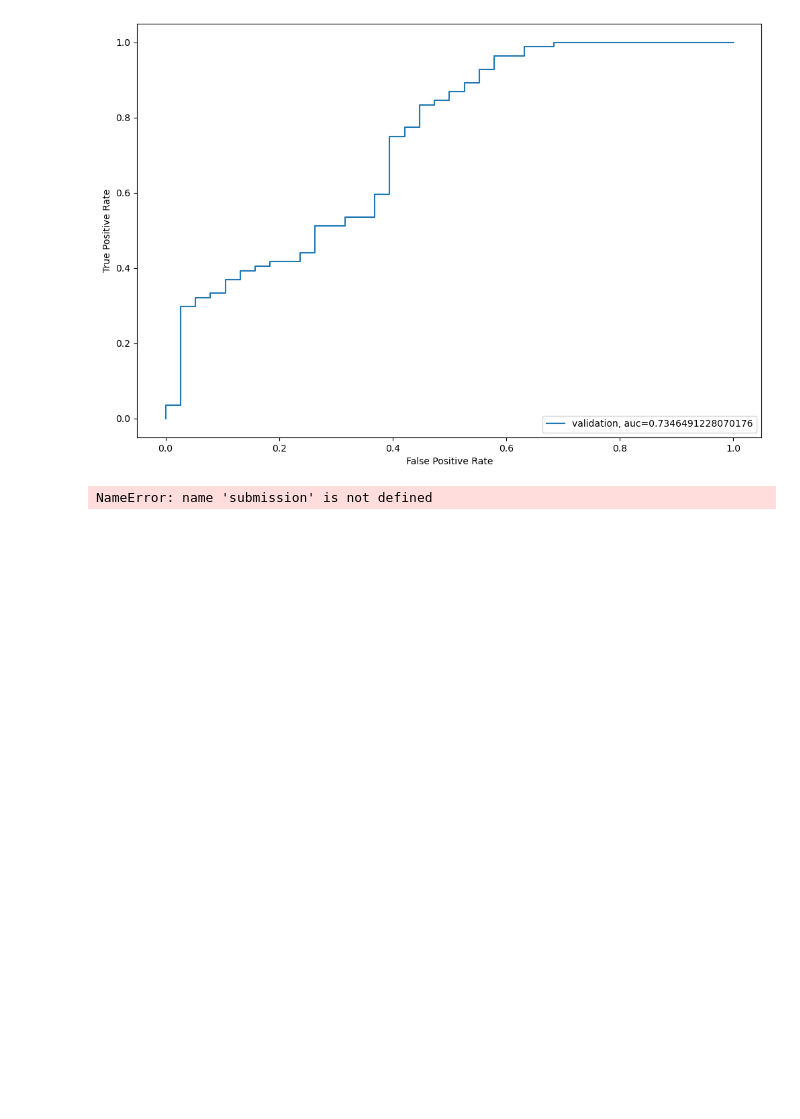
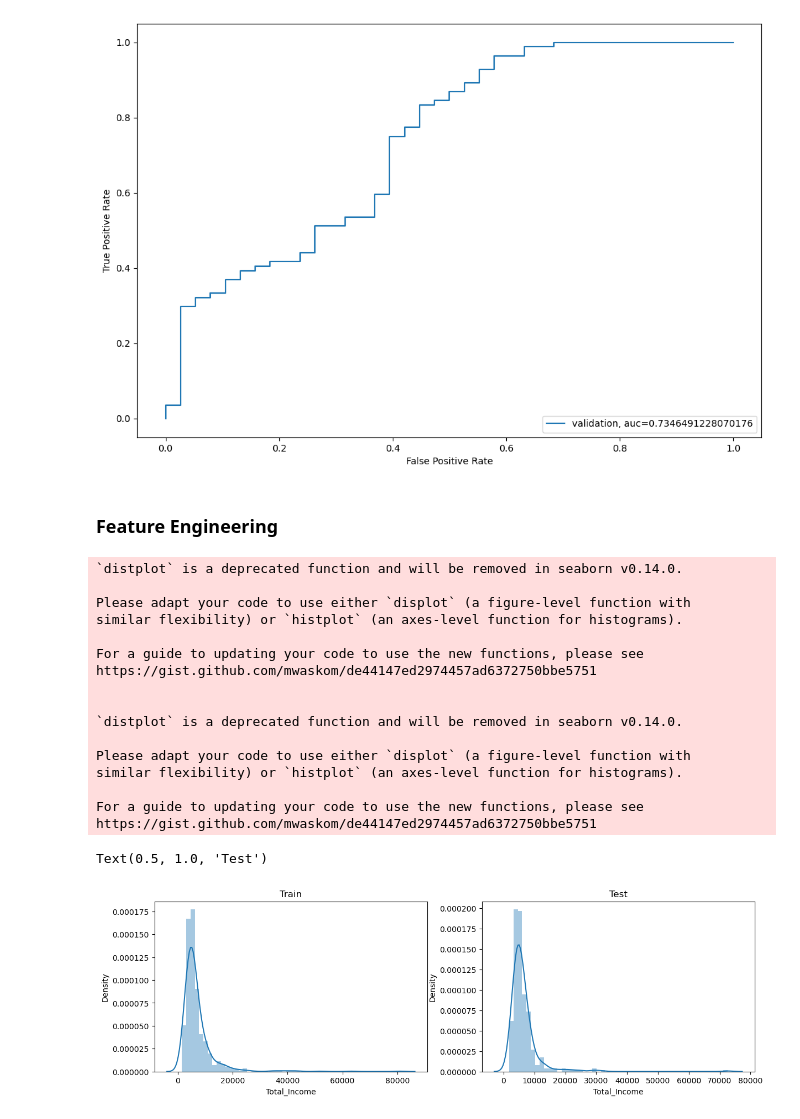
Before and after one commit to akhnasj/predictive-modelling-for-loan-approval, a Jupyter notebook: PMLA.ipynb, the cells around one changed output. Drawn from its saved outputs; the diff is of its cells as text; code cells hidden in the pictures; blank space fills up the shorter version.

Commit message:
Feature Engineering

```diff
--- a/PMLA.ipynb
+++ b/PMLA.ipynb
@@ -869,6 +869,4 @@ plt.show()
 [figure]
 # %%
 submission['Loan_Status'] = pred_test
-submission['Loan_ID'] = test_original['Loan_ID']
+submission['Loan_ID'] = test_data['Loan_ID']
-# %% [output]
-NameError: name 'submission' is not defined
@@ -874,0 +879,38 @@ NameError: name 'submission' is not defined
+# %% [markdown]
+### Feature Engineering
+# %%
+# combine Applicant Income and Coapplicant Income into a new variable
+train['Total_Income'] = train['Applicant_Income'] + train['Coapplicant_Income']
+test['Total_Income'] = test['Applicant_Income'] + test['Coapplicant_Income']
+# %%
+# check the distribution of Total Income
+# before log transformation
+
+fig = plt.figure(figsize=(14, 4))
+ax1 = plt.subplot(121)
+sns.distplot(train['Total_Income'])
+
+ax1.set_title("Train")
+
+ax1 = plt.subplot(122)
+sns.distplot(test['Total_Income'])
+ax1.set_title("Test")
+# %% [output]
+`distplot` is a deprecated function and will be removed in seaborn v0.14.0.
+
+Please adapt your code to use either `displot` (a figure-level function with
+similar flexibility) or `histplot` (an axes-level function for histograms).
+
+For a guide to updating your code to use the new functions, please see
+https://gist.github.com/mwaskom/de44147ed2974457ad6372750bbe5751
+
+
+`distplot` is a deprecated function and will be removed in seaborn v0.14.0.
+
+Please adapt your code to use either `displot` (a figure-level function with
+similar flexibility) or `histplot` (an axes-level function for histograms).
+
+For a guide to updating your code to use the new functions, please see
+https://gist.github.com/mwaskom/de44147ed2974457ad6372750bbe5751
+Text(0.5, 1.0, 'Test')
+[figure, added]
```
Also changed, not shown: parts of 13 cells of this notebook.
